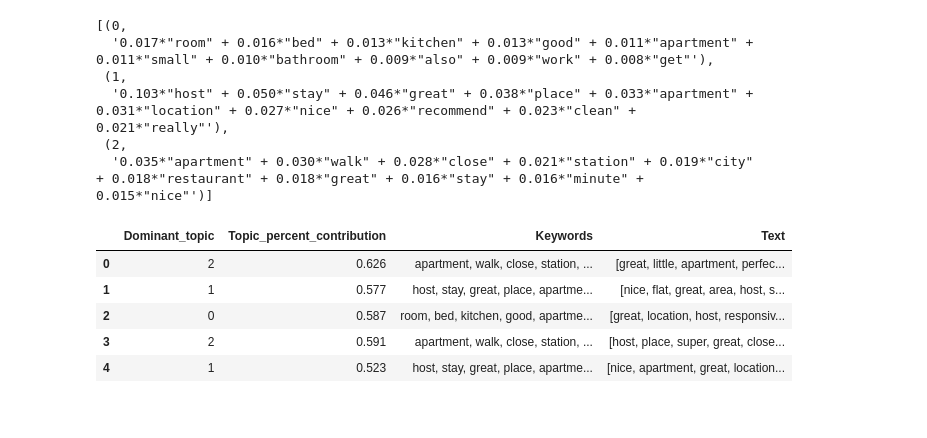
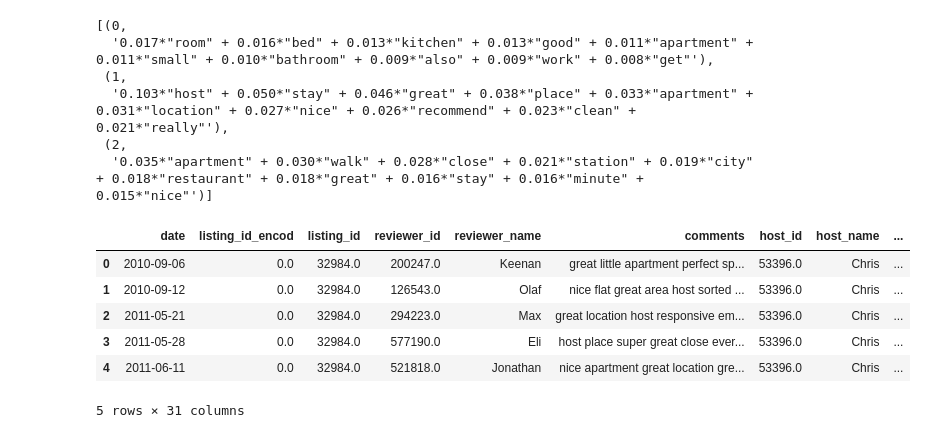
Before and after one commit to TanjaDS/Examensarbete_Airbnb, a Jupyter notebook: models/topic_modelling.ipynb, the cells around one changed output. Saved outputs shown, nothing was run; the diff lists cells and outputs as text; code cells hidden in the pictures.

```diff
--- a/models/topic_modelling.ipynb
+++ b/models/topic_modelling.ipynb
@@ -86,40 +88,42 @@ lda_model.print_topics()
 # %%
 def format_topics_sentences(ldamodel=None, corpus=corpus, texts=data):
     # Init output
     sent_topics_df = pd.DataFrame()
 
     # Get main topic in each document
     for i, row_list in enumerate(ldamodel[corpus]):
         row = row_list[0] if ldamodel.per_word_topics else row_list
         # print(row)
         row = sorted(row, key=lambda x: (x[1]), reverse=True)
         # Get the Dominant topic, Perc Contribution and Keywords for each document
         for j, (topic_num, prop_topic) in enumerate(row):
             if j == 0:  # => dominant topic
                 wp = ldamodel.show_topic(topic_num)
                 topic_keywords = ", ".join([word for word, prop in wp])
                 sent_topics_df = sent_topics_df.append(pd.Series([int(topic_num), round(prop_topic,3), topic_keywords]), ignore_index=True)
             else:
                 break
-    sent_topics_df.columns = ['Dominant_topic', 'Percent_contribution', 'Topic_keywords']
+    sent_topics_df.columns = ['dominant_topic', 'percent_contribution', 'topic_keywords']
 
     # Add original text to the end of the output
     contents = pd.Series(texts)
-    contents.name = 'Text'
-    sent_topics_df = sent_topics_df.merge(contents, left_index=True, right_index=True)
+    contents.name = 'text'
+    sent_topics_df = (df_hosts_reviews_en.merge(sent_topics_df, left_index=True, right_index=True)
+                                    .merge(contents, left_index=True, right_index=True)
+                                    .drop('index', axis=1))
     return(sent_topics_df)
 
 
 df_dominant_topic = format_topics_sentences(ldamodel=lda_model, corpus=corpus, texts=data_ready)
-df_dominant_topic.columns = ['Dominant_topic', 'Topic_percent_contribution', 'Keywords', 'Text']
 df_dominant_topic.head()
 # %% [output]
-|  | Dominant_topic | Topic_percent_contribution | Keywords | Text |
-| 0 | 2 | 0.626 | apartment, walk, close, station, ... | [great, little, apartment, perfec... |
-| 1 | 1 | 0.577 | host, stay, great, place, apartme... | [nice, flat, great, area, host, s... |
-| 2 | 0 | 0.587 | room, bed, kitchen, good, apartme... | [great, location, host, responsiv... |
-| 3 | 2 | 0.591 | apartment, walk, close, station, ... | [host, place, super, great, close... |
-| 4 | 1 | 0.523 | host, stay, great, place, apartme... | [nice, apartment, great, location... |
+|  | date | listing_id_encod | listing_id | reviewer_id | reviewer_name | comments | host_id | host_name | ... |
+| 0 | 2010-09-06 | 0.0 | 32984.0 | 200247.0 | Keenan | great little apartment perfect sp... | 53396.0 | Chris | ... |
+| 1 | 2010-09-12 | 0.0 | 32984.0 | 126543.0 | Olaf | nice flat great area host sorted ... | 53396.0 | Chris | ... |
+| 2 | 2011-05-21 | 0.0 | 32984.0 | 294223.0 | Max | great location host responsive em... | 53396.0 | Chris | ... |
+| 3 | 2011-05-28 | 0.0 | 32984.0 | 577190.0 | Eli | host place super great close ever... | 53396.0 | Chris | ... |
+| 4 | 2011-06-11 | 0.0 | 32984.0 | 521818.0 | Jonathan | nice apartment great location gre... | 53396.0 | Chris | ... |
+5 rows × 31 columns
 # %%
 df_dominant_topic.to_parquet(BASE_DIR / 'processed_data' / 'hosts_reviews_en_topics.parquet')
 # %%
```
Also changed, not shown: parts of 8 cells of this notebook, 2 other files.
